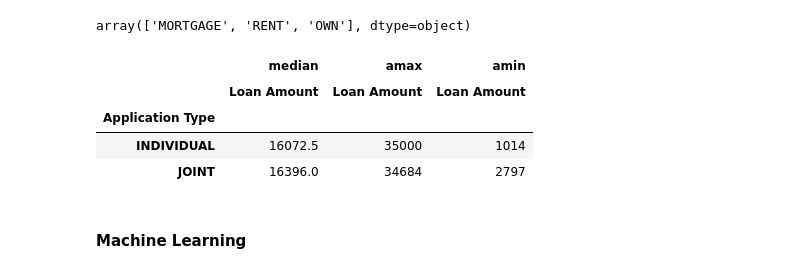
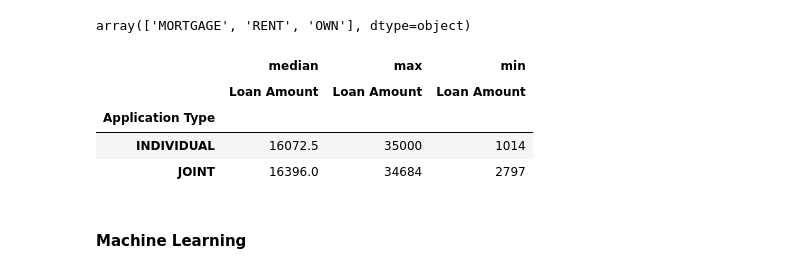
Before and after one commit to klmartin1998/spring2024-data622, a Jupyter notebook: assignments/assignment1/DATA 622 - Homework #1.ipynb, the cells around one changed output. Saved outputs shown, nothing was run; the diff lists cells and outputs as text; code cells hidden in the pictures.

```diff
--- a/assignments/assignment1/DATA 622 - Homework #1.ipynb
+++ b/assignments/assignment1/DATA 622 - Homework #1.ipynb
@@ -345,9 +381,9 @@ df2.iloc[:,9].unique()
 # %% [output]
 array(['MORTGAGE', 'RENT', 'OWN'], dtype=object)
 # %%
-pd.pivot_table(df2,index=['Application Type'], values=['Loan Amount'],aggfunc=[np.median,np.max, np.min])
+pd.pivot_table(df2,index=['Application Type'], values=['Loan Amount'],aggfunc=["median","max", "min"])
 # %% [output]
-|  | median | amax | amin |
+|  | median | max | min |
 |  | Loan Amount | Loan Amount | Loan Amount |
 | Application Type |  |  |  |
 | INDIVIDUAL | 16072.5 | 35000 | 1014 |
```
Also changed, not shown: parts of 24 cells of this notebook.
